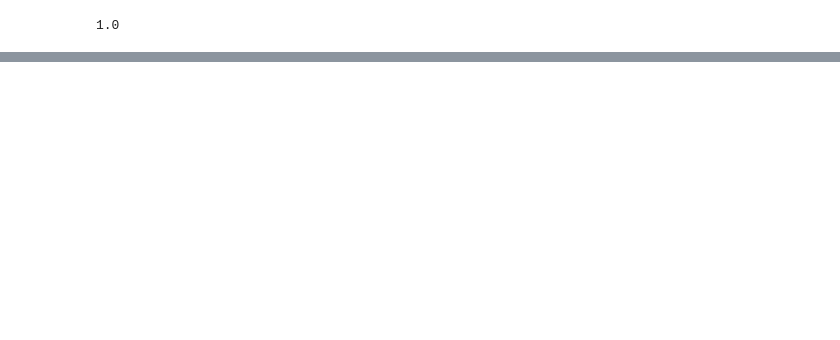
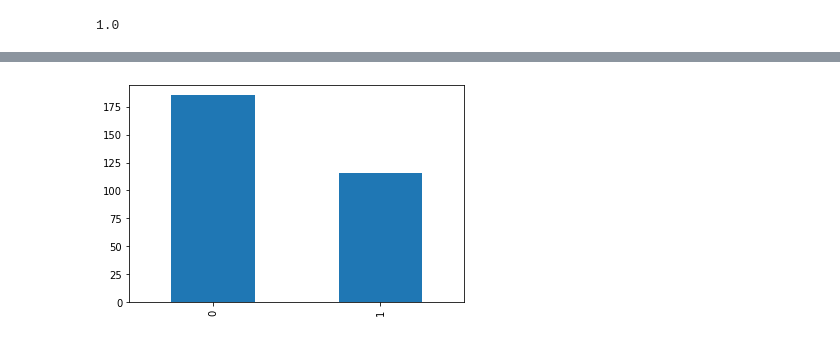
Before and after one commit to YonatanRA/sesame_hr_datatalk, a Jupyter notebook: notebooks/sesame_hr.ipynb, the cells around one changed output, grey strips where cells are left out. Cells and saved outputs as stored; diff of their text form; code cells hidden in the pictures; blank space fills up the shorter version.

```diff
--- a/notebooks/sesame_hr.ipynb
+++ b/notebooks/sesame_hr.ipynb
@@ -414,0 +427,4 @@ plt.show();
+# %%
+y.value_counts().plot(kind='bar');
+# %% [output]
+[figure, added]
```
Also changed, not shown: parts of 17 cells of this notebook.
